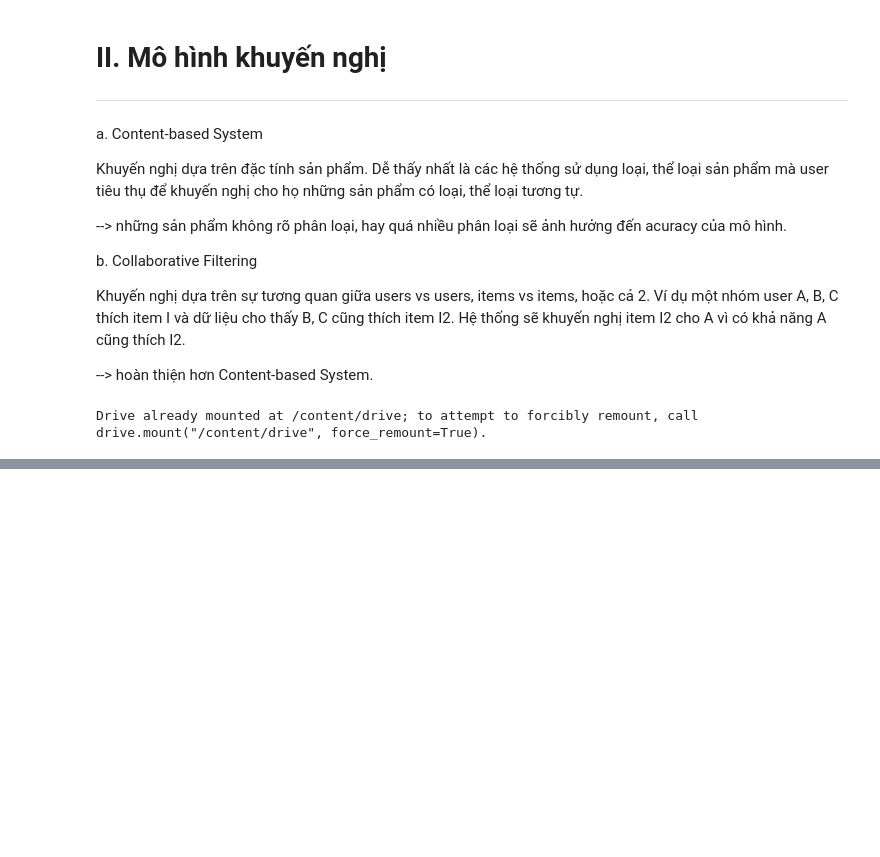
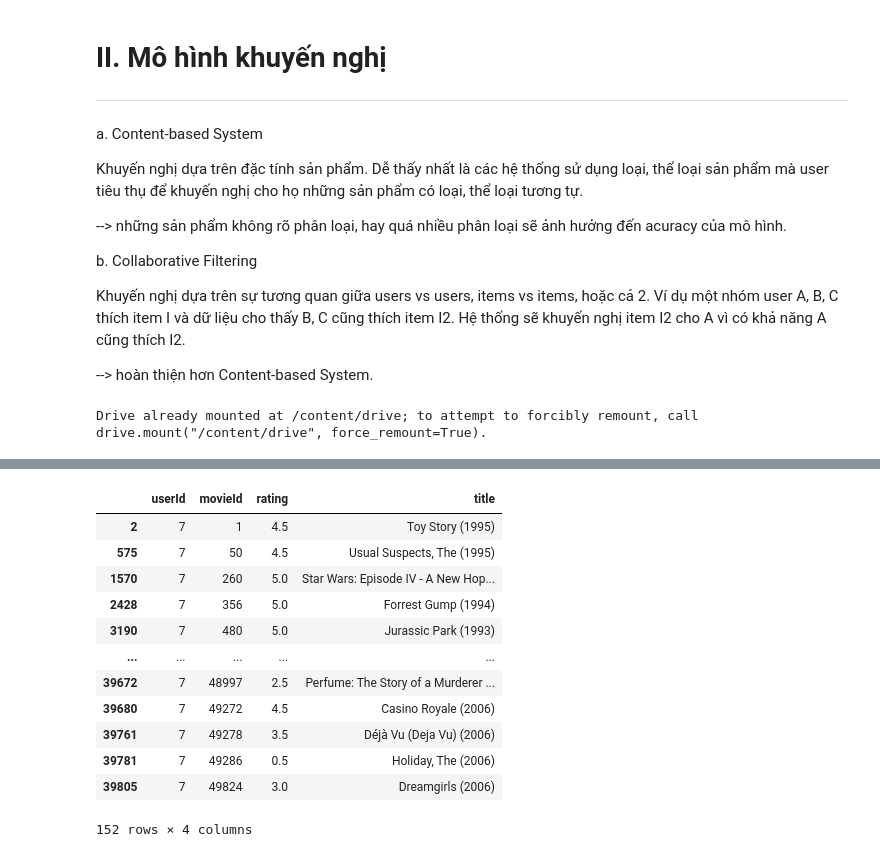
Before and after one commit to lqcgithub/BigData, a Jupyter notebook: Recommender_Systems.ipynb, the cells around one changed output, grey strips where cells are left out. Saved outputs shown, nothing was run; the diff lists cells and outputs as text; code cells hidden in the pictures; blank space fills up the shorter version.

```diff
--- a/Recommender_Systems.ipynb
+++ b/Recommender_Systems.ipynb
@@ -58,4 +58,0 @@ len(metadata)
-# %%
-users = metadata['userId']
-movies = metadata['movieId']
-ratings = metadata['rating']
@@ -165,0 +63,2 @@ rs.print_recommendation()
+# %%
+movies = pd.read_csv('/content/drive/MyDrive/sample-datasets/movies.csv',usecols=['movieId','title'],dtype={'movieId': 'int32', 'title': 'str'})
@@ -165,0 +170,17 @@ rs.print_recommendation()
+# %%
+user7_movies = df[df['userId'] == 7]
+user7_movies
+# %% [output]
+|  | userId | movieId | rating | title |
+| 2 | 7 | 1 | 4.5 | Toy Story (1995) |
+| 575 | 7 | 50 | 4.5 | Usual Suspects, The (1995) |
+| 1570 | 7 | 260 | 5.0 | Star Wars: Episode IV - A New Hop... |
+| 2428 | 7 | 356 | 5.0 | Forrest Gump (1994) |
+| 3190 | 7 | 480 | 5.0 | Jurassic Park (1993) |
+| ... | ... | ... | ... | ... |
+| 39672 | 7 | 48997 | 2.5 | Perfume: The Story of a Murderer ... |
+| 39680 | 7 | 49272 | 4.5 | Casino Royale (2006) |
+| 39761 | 7 | 49278 | 3.5 | Déjà Vu (Deja Vu) (2006) |
+| 39781 | 7 | 49286 | 0.5 | Holiday, The (2006) |
+| 39805 | 7 | 49824 | 3.0 | Dreamgirls (2006) |
+152 rows × 4 columns
```
Also changed, not shown: parts of 32 cells of this notebook.
